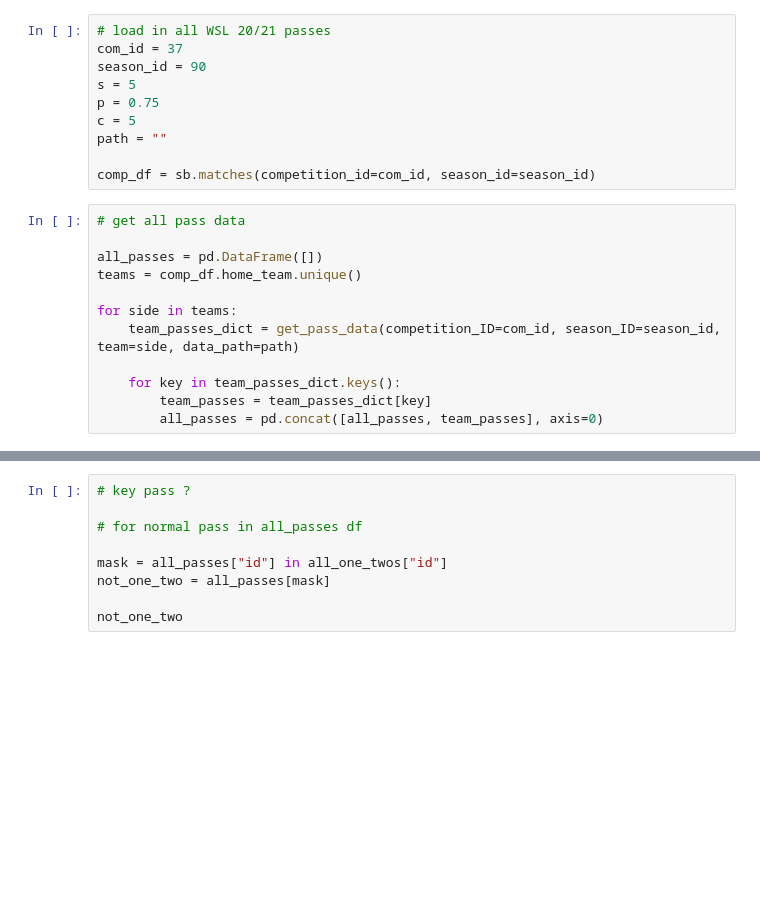
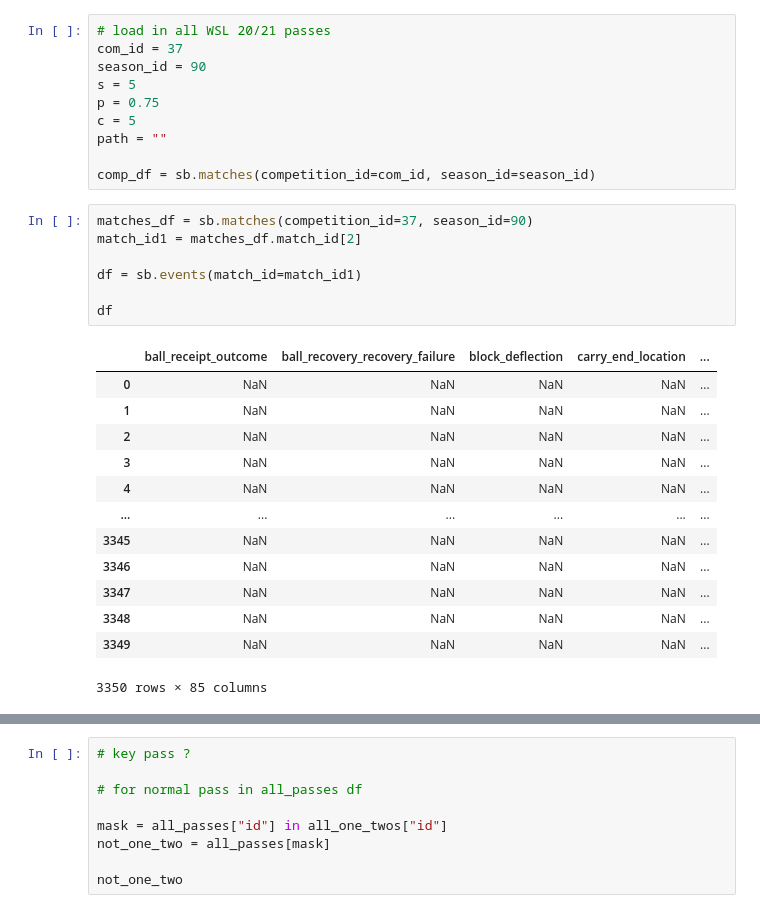
Before and after one commit to maia-trower/one_two_WSL, a Jupyter notebook: key_passes_test.ipynb, the cells around one changed output, grey strips where cells are left out. Saved outputs shown, nothing was run; the diff lists cells and outputs as text; blank space fills up the shorter version.

```diff
--- a/key_passes_test.ipynb
+++ b/key_passes_test.ipynb
@@ -15,15 +16,24 @@ c = 5
 path = ""
 
 comp_df = sb.matches(competition_id=com_id, season_id=season_id)
-# %%
-# get all pass data
-
-all_passes = pd.DataFrame([])
-teams = comp_df.home_team.unique()
-
-for side in teams:
-    team_passes_dict = get_pass_data(competition_ID=com_id, season_ID=season_id, team=side, data_path=path)
-
-    for key in team_passes_dict.keys():
-        team_passes = team_passes_dict[key]
-        all_passes = pd.concat([all_passes, team_passes], axis=0)
+# %%
+matches_df = sb.matches(competition_id=37, season_id=90)
+match_id1 = matches_df.match_id[2]
+
+df = sb.events(match_id=match_id1)
+
+df
+# %% [output]
+|  | ball_receipt_outcome | ball_recovery_recovery_failure | block_deflection | carry_end_location | ... |
+| 0 | NaN | NaN | NaN | NaN | ... |
+| 1 | NaN | NaN | NaN | NaN | ... |
+| 2 | NaN | NaN | NaN | NaN | ... |
+| 3 | NaN | NaN | NaN | NaN | ... |
+| 4 | NaN | NaN | NaN | NaN | ... |
+| ... | ... | ... | ... | ... | ... |
+| 3345 | NaN | NaN | NaN | NaN | ... |
+| 3346 | NaN | NaN | NaN | NaN | ... |
+| 3347 | NaN | NaN | NaN | NaN | ... |
+| 3348 | NaN | NaN | NaN | NaN | ... |
+| 3349 | NaN | NaN | NaN | NaN | ... |
+3350 rows × 85 columns
```
Also changed, not shown: parts of 11 cells of this notebook, 1 other file.
